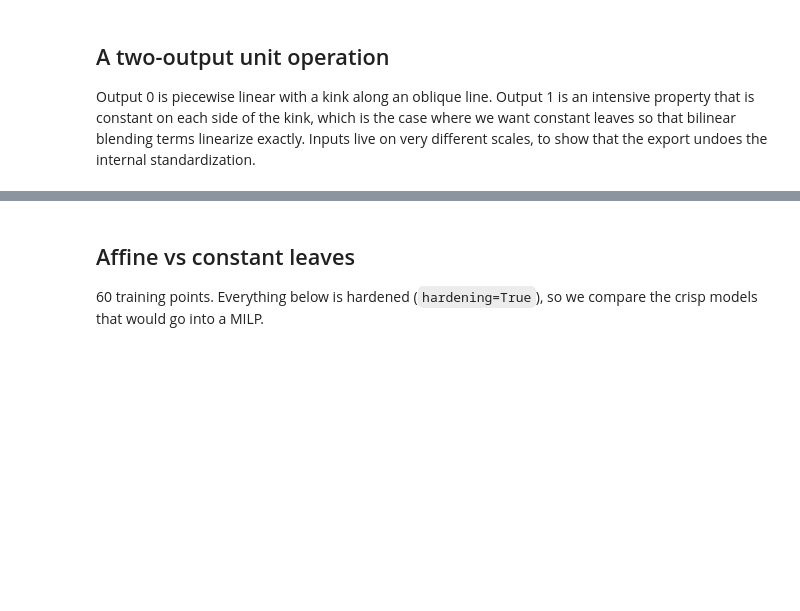
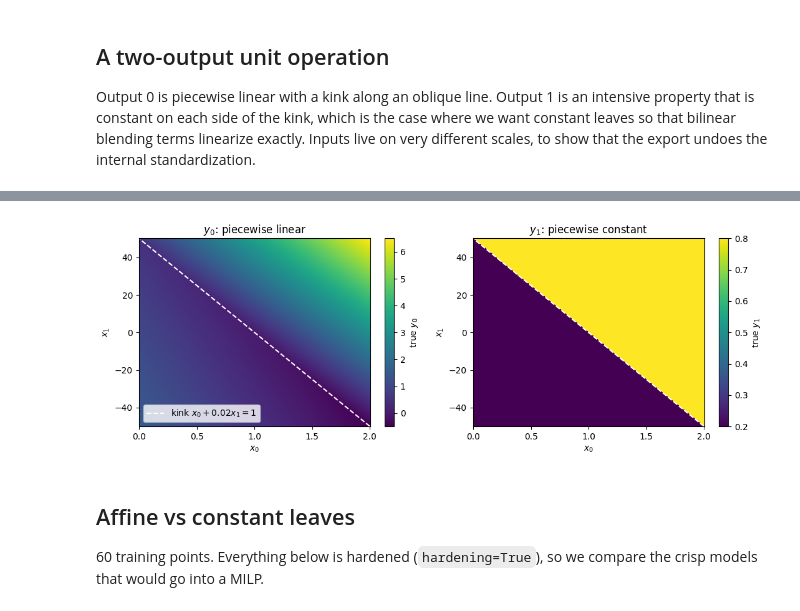
Before and after one commit to jkitchin/jax-difftree, a Jupyter notebook: notebooks/piecewise_linear_milp.ipynb, the cells around one changed output, grey strips where cells are left out. Cells and saved outputs as stored; diff of their text form; code cells hidden in the pictures; blank space fills up the shorter version.

```diff
--- a/notebooks/piecewise_linear_milp.ipynb
+++ b/notebooks/piecewise_linear_milp.ipynb
@@ -38,3 +42,20 @@ Y_te = truth(X_te)
+# %%
+g0, g1 = np.meshgrid(np.linspace(lo[0], hi[0], 300), np.linspace(lo[1], hi[1], 300))
+G = np.stack([g0.ravel(), g1.ravel()], axis=1)
+TG = truth(G)
+u0 = np.linspace(lo[1], hi[1], 2)
+
+fig, axes = plt.subplots(1, 2, figsize=(11, 4))
+for k, ax in enumerate(axes):
+    im = ax.pcolormesh(g0, g1, TG[:, k].reshape(g0.shape), shading="auto", cmap="viridis")
+    ax.plot(1.0 - 0.02 * u0, u0, "w--", lw=1.5, label="kink $x_0 + 0.02 x_1 = 1$")
+    plt.colorbar(im, ax=ax, label=f"true $y_{k}$")
+    ax.set(xlabel="$x_0$", ylabel="$x_1$", title=["$y_0$: piecewise linear", "$y_1$: piecewise constant"][k])
+axes[0].legend(loc="lower left")
+plt.tight_layout()
+plt.show()
+# %% [output]
+[figure, added]
 # %% [markdown]
 ## Affine vs constant leaves
 
```
Also changed, not shown: parts of 16 cells of this notebook, 13 other files.
